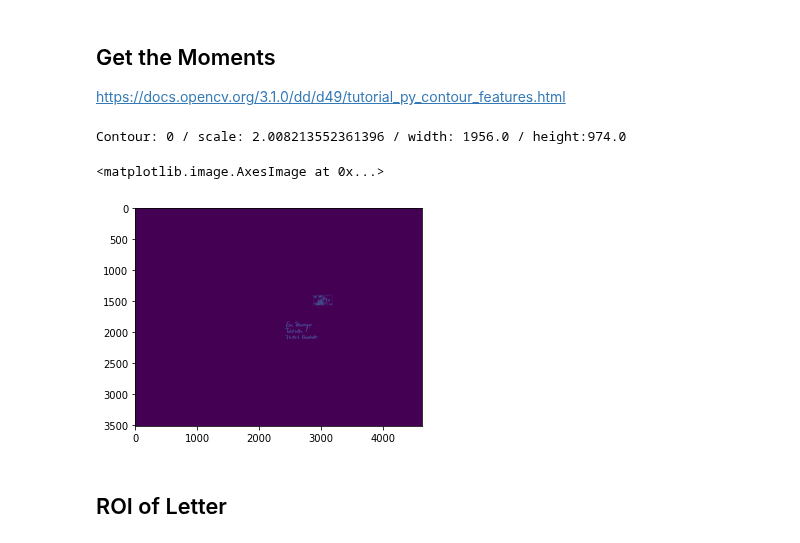
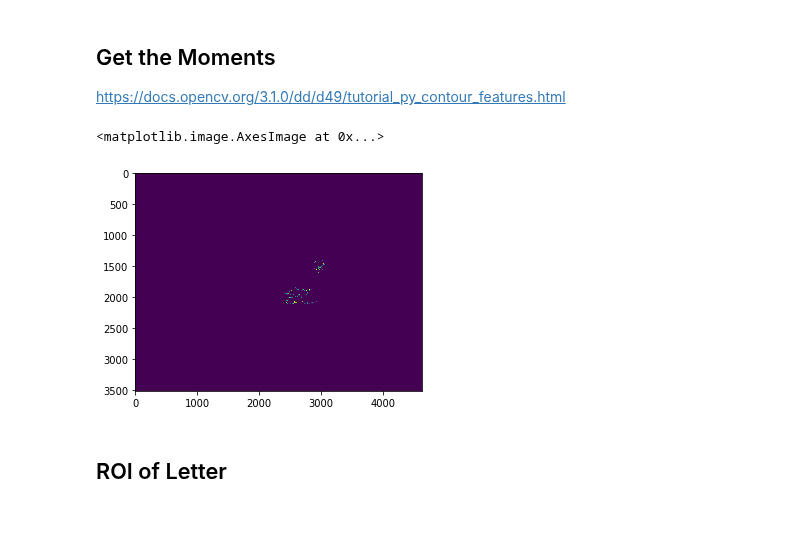
Before and after one commit to SimonStiegler/CRV_Postleitzahlerkennung, a Jupyter notebook: Programm.ipynb, the cells around one changed output. Drawn from its saved outputs; the diff is of its cells as text; code cells hidden in the pictures.

```diff
--- a/Programm.ipynb
+++ b/Programm.ipynb
@@ -171,16 +205,15 @@ def findLetter(contours):
 # %%
-letterValue = findLetter(contours)
+letterValue = findLetter(aligned_image)
 if letterValue is None:
       raise SystemExit("letter not found")
 # Highlight the Contour of Find Letter and show center of Letter
 highlightedContour = aligned_image.copy()
 highlightedContour = cv2.circle(highlightedContour,(letterValue["centerX"],letterValue["centerY"]),radius=30, color=(0,0,255),thickness=-1)
 cv2.drawContours(highlightedContour, letterValue["contour"], -1, (0, 0, 255), 20)
 plt.imshow(highlightedContour)
 # %% [output]
-Contour: 0 / scale: 2.008213552361396 / width: 1956.0 / height:974.0
+<matplotlib.image.AxesImage at 0x...>
-<matplotlib.image.AxesImage at 0x...>
-[figure, old version]
+[figure, new version]
 # %% [markdown]
 ## ROI of Letter
 # %%
```
Also changed, not shown: parts of 25 cells of this notebook.
